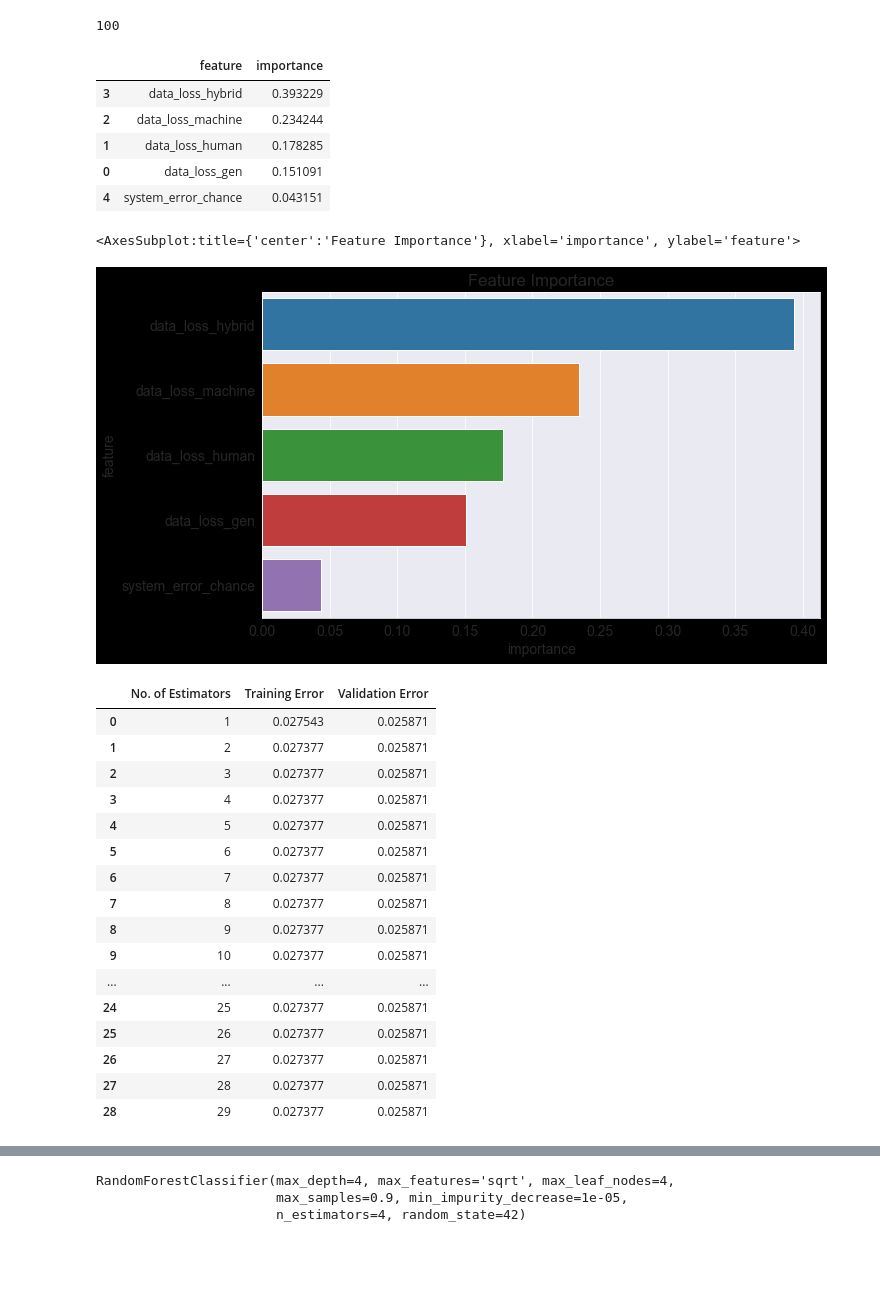
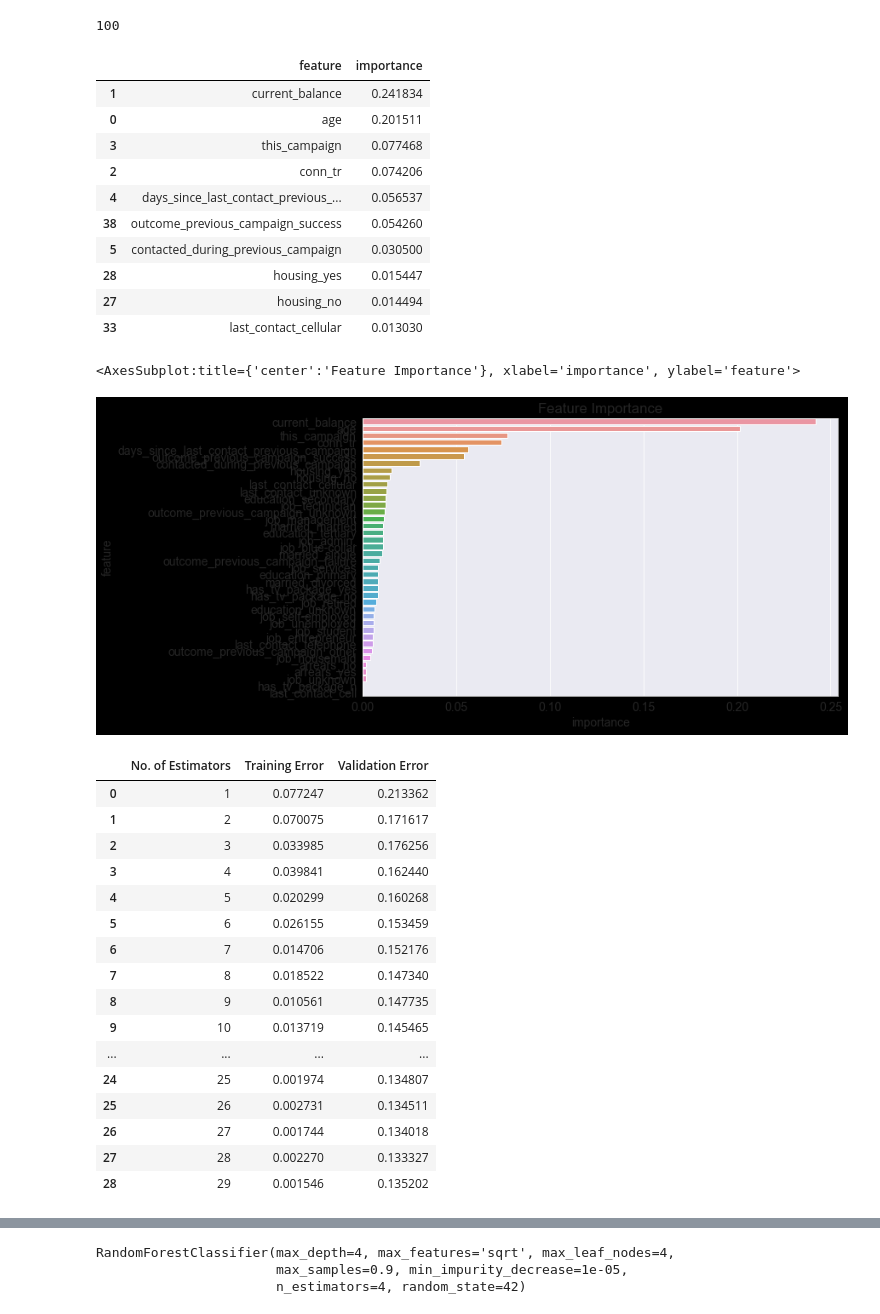
Before and after one commit to wessware/customer_response_to_survey_ml_classification, a Jupyter notebook: models/RandomForestClassifier.ipynb, the cells around one changed output, grey strips where cells are left out. Cells and saved outputs as stored; diff of their text form; code cells hidden in the pictures; blank space fills up the shorter version.

```diff
--- a/models/RandomForestClassifier.ipynb
+++ b/models/RandomForestClassifier.ipynb
@@ -9,4 +9,4 @@ from sklearn.ensemble import RandomForestClassifier
 from sklearn.model_selection import train_test_split
 from sklearn.metrics import accuracy_score, confusion_matrix, classification_report
 # %%
-customer = pd.read_csv('missingmarks_clean_data.csv')
+customer = pd.read_csv('../dataset/customer_classification_clean_data.csv')
@@ -39,7 +46,7 @@ feature                int64
 dtype: object
 # %%
-x = customer.drop(columns=['0'])
-y = customer['0']
+x = customer.drop(columns=['new_contract_this_campaign'])
+y = customer['new_contract_this_campaign']
 # %%
 x_train_val, x_test, y_train_val, y_test = train_test_split(x, y, test_size=0.2, random_state=30)
 # %%
@@ -109,22 +116,27 @@ importance_df = pd.DataFrame({
 importance_df.head(10)
 # %% [output]
 |  | feature | importance |
-| 3 | data_loss_hybrid | 0.393229 |
-| 2 | data_loss_machine | 0.234244 |
-| 1 | data_loss_human | 0.178285 |
-| 0 | data_loss_gen | 0.151091 |
-| 4 | system_error_chance | 0.043151 |
+| 1 | current_balance | 0.241834 |
+| 0 | age | 0.201511 |
+| 3 | this_campaign | 0.077468 |
+| 2 | conn_tr | 0.074206 |
+| 4 | days_since_last_contact_previous_... | 0.056537 |
+| 38 | outcome_previous_campaign_success | 0.054260 |
+| 5 | contacted_during_previous_campaign | 0.030500 |
+| 28 | housing_yes | 0.015447 |
+| 27 | housing_no | 0.014494 |
+| 33 | last_contact_cellular | 0.013030 |
 # %%
 sns.set_style('darkgrid')
 matplotlib.rcParams['font.size'] = 14
-matplotlib.rcParams['figure.figsize'] = (10, 6)
+matplotlib.rcParams['figure.figsize'] = (16, 10)
 matplotlib.rcParams['figure.facecolor'] = '#000000'
 
 plt.title('Feature Importance')
 sns.barplot(data=importance_df, x='importance', y='feature')
 # %% [output]
 <AxesSubplot:title={'center':'Feature Importance'}, xlabel='importance', ylabel='feature'>
-[figure, old version]
+[figure, new version]
 # %%
 def error_rate(est):
     rfc_model_1 = RandomForestClassifier(random_state=42, n_jobs=-1, n_estimators=est)
@@ -144,22 +156,22 @@ rfc_error_df = pd.DataFrame([error_rate(est) for est in range (1, 30)])
 rfc_error_df
 # %% [output]
 |  | No. of Estimators | Training Error | Validation Error |
-| 0 | 1 | 0.027543 | 0.025871 |
-| 1 | 2 | 0.027377 | 0.025871 |
-| 2 | 3 | 0.027377 | 0.025871 |
-| 3 | 4 | 0.027377 | 0.025871 |
-| 4 | 5 | 0.027377 | 0.025871 |
-| 5 | 6 | 0.027377 | 0.025871 |
-| 6 | 7 | 0.027377 | 0.025871 |
-| 7 | 8 | 0.027377 | 0.025871 |
-| 8 | 9 | 0.027377 | 0.025871 |
-| 9 | 10 | 0.027377 | 0.025871 |
+| 0 | 1 | 0.077247 | 0.213362 |
+| 1 | 2 | 0.070075 | 0.171617 |
+| 2 | 3 | 0.033985 | 0.176256 |
+| 3 | 4 | 0.039841 | 0.162440 |
+| 4 | 5 | 0.020299 | 0.160268 |
+| 5 | 6 | 0.026155 | 0.153459 |
+| 6 | 7 | 0.014706 | 0.152176 |
+| 7 | 8 | 0.018522 | 0.147340 |
+| 8 | 9 | 0.010561 | 0.147735 |
+| 9 | 10 | 0.013719 | 0.145465 |
 | ... | ... | ... | ... |
-| 24 | 25 | 0.027377 | 0.025871 |
-| 25 | 26 | 0.027377 | 0.025871 |
-| 26 | 27 | 0.027377 | 0.025871 |
-| 27 | 28 | 0.027377 | 0.025871 |
-| 28 | 29 | 0.027377 | 0.025871 |
+| 24 | 25 | 0.001974 | 0.134807 |
+| 25 | 26 | 0.002731 | 0.134511 |
+| 26 | 27 | 0.001744 | 0.134018 |
+| 27 | 28 | 0.002270 | 0.133327 |
+| 28 | 29 | 0.001546 | 0.135202 |
 # %%
 plt.figure()
 plt.plot(rfc_error_df['No. of Estimators'], rfc_error_df['Training Error'])
```
Also changed, not shown: parts of 26 cells of this notebook.
